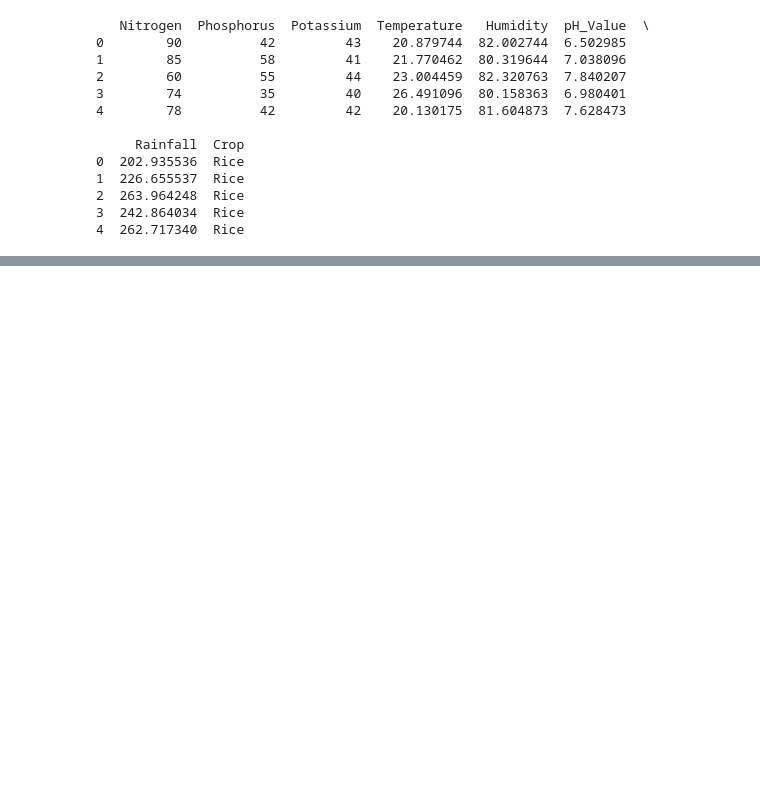
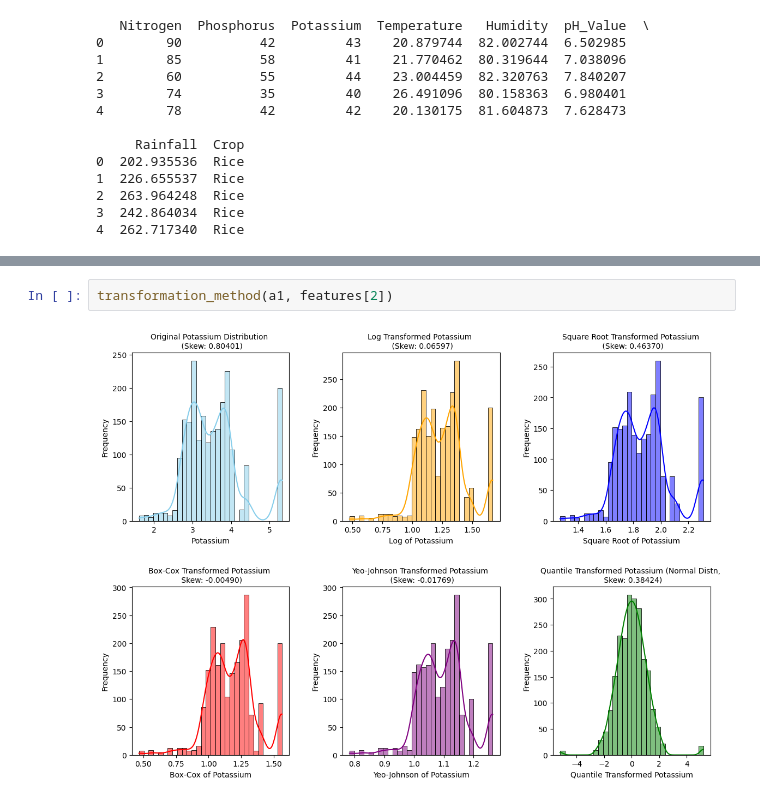
Before and after one commit to subhangi03/AgriSage, a Jupyter notebook: cleaning.ipynb, the cells around one changed output, grey strips where cells are left out. Cells and saved outputs as stored; diff of their text form; blank space fills up the shorter version.

```diff
--- a/cleaning.ipynb
+++ b/cleaning.ipynb
@@ -277,0 +355,4 @@ Transformed Data:
+# %%
+transformation_method(a1, features[2])
+# %% [output]
+[figure, added]
```
Also changed, not shown: parts of 8 cells of this notebook.
